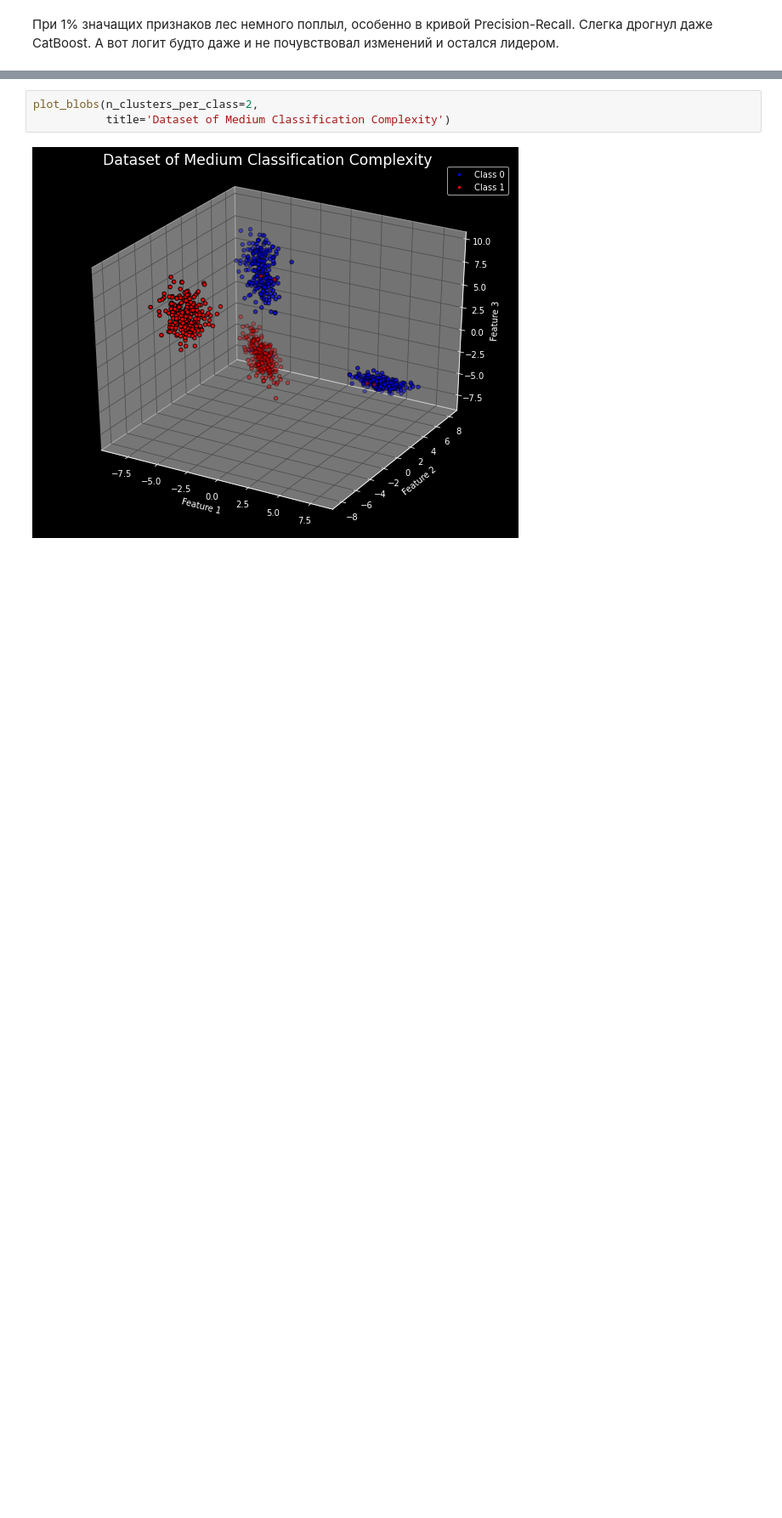
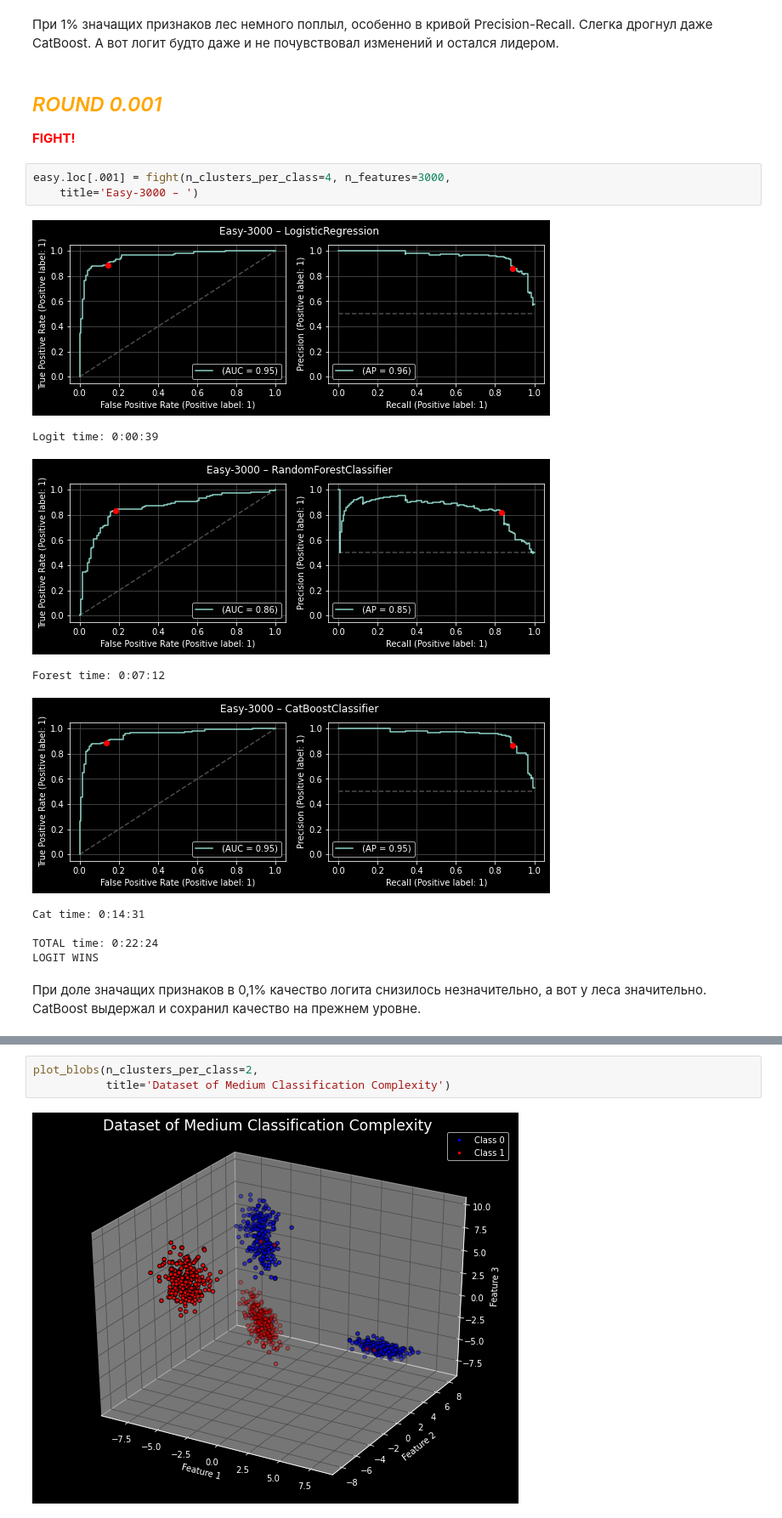
Before and after one commit to vkarakcheev/DS, a Jupyter notebook: logit_vs_forest.ipynb, the cells around one changed output, grey strips where cells are left out. Shown at 85% size. Saved outputs shown, nothing was run; the diff lists cells and outputs as text; blank space fills up the shorter version.

```diff
--- a/logit_vs_forest.ipynb
+++ b/logit_vs_forest.ipynb
@@ -296,2 +389,21 @@ LOGIT WINS
 # %% [markdown]
 При 1% значащих признаков лес немного поплыл, особенно в кривой Precision-Recall. Слегка дрогнул даже CatBoost. А вот логит будто даже и не почувствовал изменений и остался лидером.
+# %% [markdown]
+## <font color='orange'><i>ROUND 0.001</i></font>
+
+<font color='red'><b>FIGHT!</b></font>
+# %%
+easy.loc[.001] = fight(n_clusters_per_class=4, n_features=3000,
+    title='Easy-3000 – ')
+# %% [output]
+[figure, added]
+Logit time: 0:00:39
+[figure, added]
+Forest time: 0:07:12
+[figure, added]
+Cat time: 0:14:31
+
+TOTAL time: 0:22:24
+LOGIT WINS
+# %% [markdown]
+При доле значащих признаков в 0,1% качество логита снизилось незначительно, а вот у леса значительно. CatBoost выдержал и сохранил качество на прежнем уровне.
```
Also changed, not shown: parts of 95 cells of this notebook.
